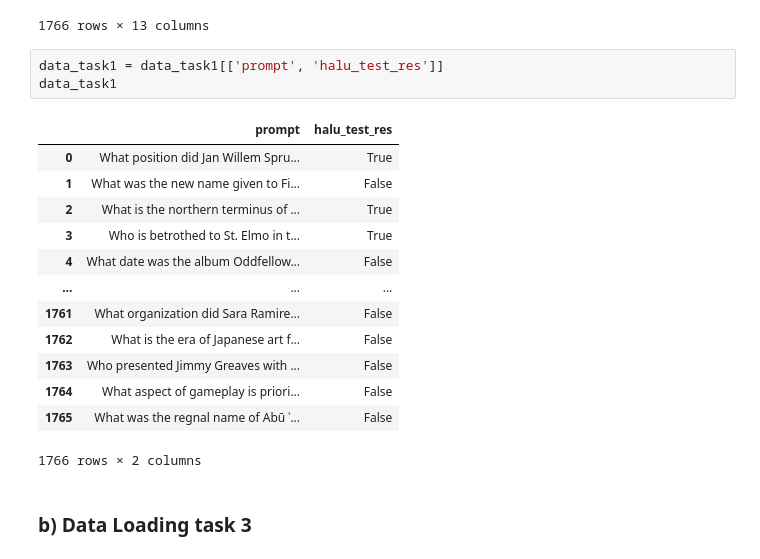
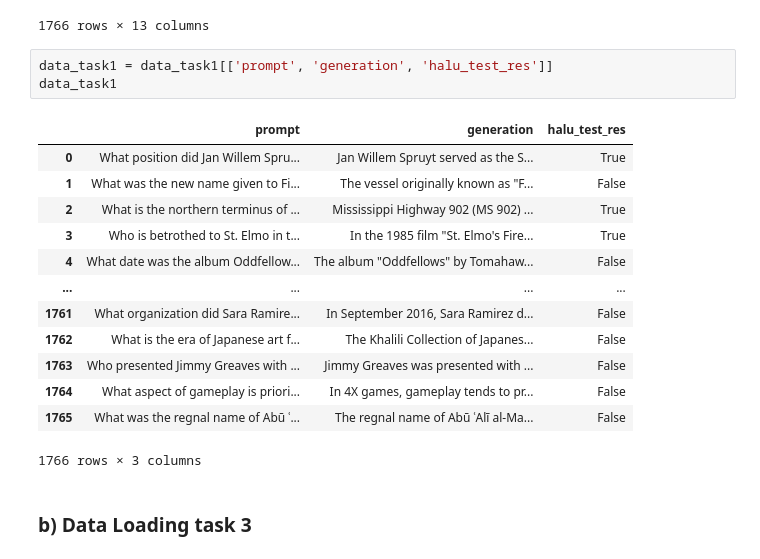
Before and after one commit to RajDhyaneshvarCJ/Reasoning-Audits-with-Benchmarks-Hallucination-triggers, a Jupyter notebook: feature_extraction.ipynb, the cells around one changed output. Saved outputs shown, nothing was run; the diff lists cells and outputs as text.

Commit message:
Correct dataframe

```diff
--- a/feature_extraction.ipynb
+++ b/feature_extraction.ipynb
@@ -76,22 +76,22 @@ data_task1
 | 1765 | Al-Amir bi-Ahkam Allah | 8 | 2226284 | 1173738407 | Fatimid caliph and imam (1096–1130) | [1096 births, 1130 deaths, 12th-c... | Abū ʿAlī al-Manṣūr ibn al-Mustaʿl... | What was the regnal name of Abū ʿ... | al-Āmir bi-Aḥkām Allāh | ... |
 1766 rows × 13 columns
 # %%
-data_task1 = data_task1[['prompt', 'halu_test_res']]
+data_task1 = data_task1[['prompt', 'generation', 'halu_test_res']]
 data_task1
 # %% [output]
-|  | prompt | halu_test_res |
-| 0 | What position did Jan Willem Spru... | True |
-| 1 | What was the new name given to Fi... | False |
-| 2 | What is the northern terminus of ... | True |
-| 3 | Who is betrothed to St. Elmo in t... | True |
-| 4 | What date was the album Oddfellow... | False |
-| ... | ... | ... |
-| 1761 | What organization did Sara Ramire... | False |
-| 1762 | What is the era of Japanese art f... | False |
-| 1763 | Who presented Jimmy Greaves with ... | False |
-| 1764 | What aspect of gameplay is priori... | False |
-| 1765 | What was the regnal name of Abū ʿ... | False |
+|  | prompt | generation | halu_test_res |
+| 0 | What position did Jan Willem Spru... | Jan Willem Spruyt served as the S... | True |
+| 1 | What was the new name given to Fi... | The vessel originally known as "F... | False |
+| 2 | What is the northern terminus of ... | Mississippi Highway 902 (MS 902) ... | True |
+| 3 | Who is betrothed to St. Elmo in t... | In the 1985 film "St. Elmo's Fire... | True |
+| 4 | What date was the album Oddfellow... | The album "Oddfellows" by Tomahaw... | False |
+| ... | ... | ... | ... |
+| 1761 | What organization did Sara Ramire... | In September 2016, Sara Ramirez d... | False |
+| 1762 | What is the era of Japanese art f... | The Khalili Collection of Japanes... | False |
+| 1763 | Who presented Jimmy Greaves with ... | Jimmy Greaves was presented with ... | False |
+| 1764 | What aspect of gameplay is priori... | In 4X games, gameplay tends to pr... | False |
+| 1765 | What was the regnal name of Abū ʿ... | The regnal name of Abū ʿAlī al-Ma... | False |
-1766 rows × 2 columns
+1766 rows × 3 columns
 # %% [markdown]
 ### b) Data Loading task 3
 # %%
```
Also changed, not shown: parts of 28 cells of this notebook, 1 other file.
